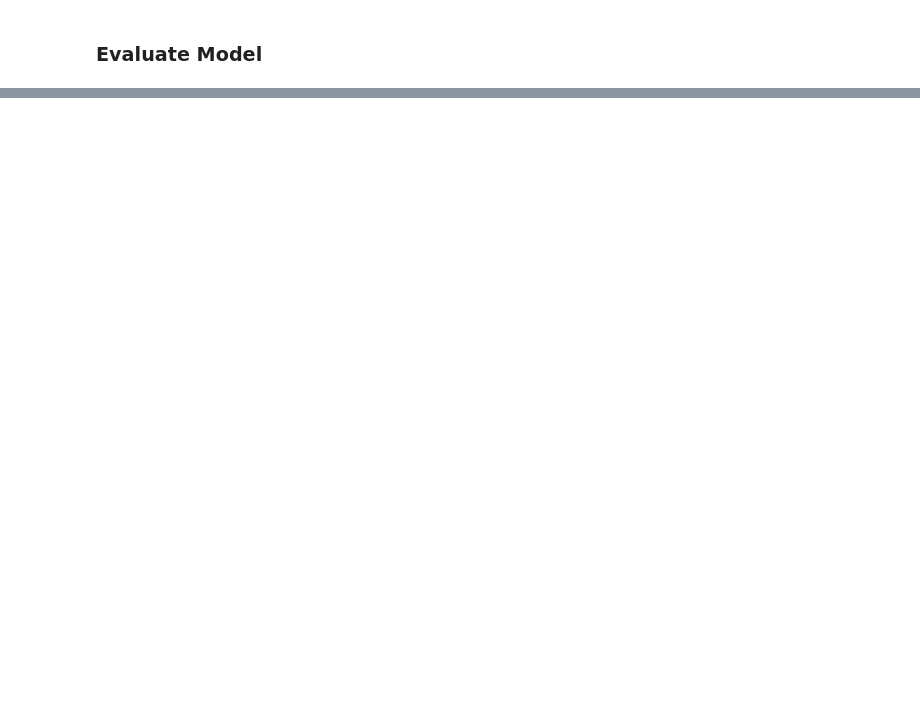
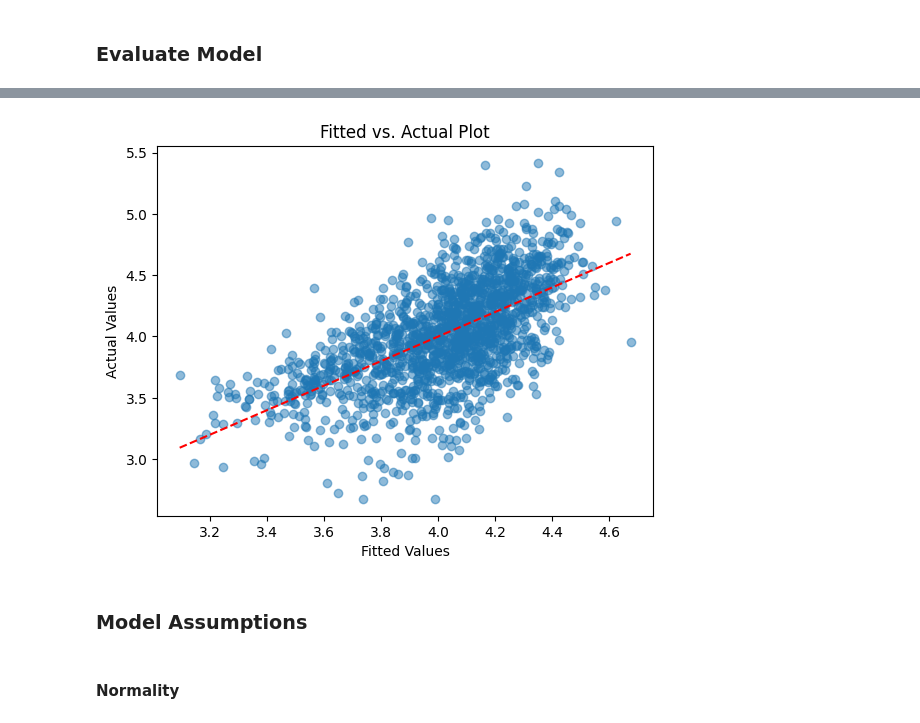
Before and after one commit to marklee4823/math189_project, a Jupyter notebook: Notebook.ipynb, the cells around one changed output, grey strips where cells are left out. Cells and saved outputs as stored; diff of their text form; code cells hidden in the pictures; blank space fills up the shorter version.

```diff
--- a/Notebook.ipynb
+++ b/Notebook.ipynb
@@ -949,11 +862,10 @@ ValueError: A given column is not a column of the dataframe
 # %% [markdown]
 Here, we create the formula with all of our features and run the OLS regression model on our transformed, training set. This represents the full model, which will likely not be the final, optimal model we will end up using to model our data. From the OLS regression results summary, we can observe that none of the coefficents of our variables, including the interept term, are statistically significant.
 # %%
-# Step 2: Perform OLS regression with statsmodels formula API (use DataFrame for formula)
-train_data = X_train_transformed_df.copy()
-train_data['mortality_rate'] = y_train
+# Perform OLS regression with statsmodels formula API (use DataFrame for formula)
+X_train['mortality_rate'] = y_train
 
 # Fit the initial OLS model with all features
-formula = 'mortality_rate ~ ' + ' + '.join(feature_names)
+formula = 'mortality_rate ~ ' + ' + '.join(X_train.columns.drop('mortality_rate'))
 # %%
 # Fit the final model with the selected features
@@ -1000,11 +929,6 @@ def remove(df, already_selected_columns, criterion, response='y'):
     # iterate over the already selected columns to find the worst column to remove
     for column in already_selected_columns:
         new_columns = already_selected_columns - {column}
-
-        # Avoid formula errors if no columns are left
-        if len(new_columns) == 0:
-            continue
-
         formula = f'{response} ~ {" + ".join(new_columns)}'
         current_criterion = criterion(formula, df)
         if current_criterion < worst_criterion:
@@ -1028,8 +952,6 @@ def backward(df, criterion, response='y'):
 
     # initialize the set of already selected columns to all columns except the response variable
     already_selected_columns = set(df.columns.drop(response))
-    if len(already_selected_columns) == 0:
-        raise ValueError("No predictor variables left in the model")
     best_criterion = criterion(f'{response} ~ {' + '.join(already_selected_columns)}', df)
     while len(already_selected_columns) > 0:
 
@@ -1046,5 +968,5 @@ def backward(df, criterion, response='y'):
     final_selection = already_selected_columns
     return final_selection
 # %%
-backward_vars = backward(train_data, criterion, response='mortality_rate')
+backward_vars = backward(X_train, criterion, response='mortality_rate')
 backward_vars
@@ -1051,7 +984,7 @@ backward_vars
 # %%
 # Fit the final model with the selected features
-final_formula = f'mortality_rate ~ HUNVFlag_0'
-final_model = smf.ols(final_formula, train_data).fit()
+final_formula = 'mortality_rate ~ ' + ' + '.join(backward_vars)
+final_model = smf.ols(final_formula, X_train).fit()
 
 # Check the summary of the model
 print(final_model.summary())
@@ -1089,0 +1034,16 @@ print(importance_df)
+# %%
+plt.scatter(final_model.fittedvalues, final_model.model.endog, alpha=0.5)
+plt.plot([min(final_model.fittedvalues), max(final_model.fittedvalues)],
+         [min(final_model.fittedvalues), max(final_model.fittedvalues)],
+         color="red", linestyle="--")
+
+plt.xlabel("Fitted Values")
+plt.ylabel("Actual Values")
+plt.title("Fitted vs. Actual Plot")
+plt.show()
+# %% [output]
+[figure, added]
+# %% [markdown]
+### Model Assumptions
+# %% [markdown]
+#### Normality
```
Also changed, not shown: parts of 26 cells of this notebook.
